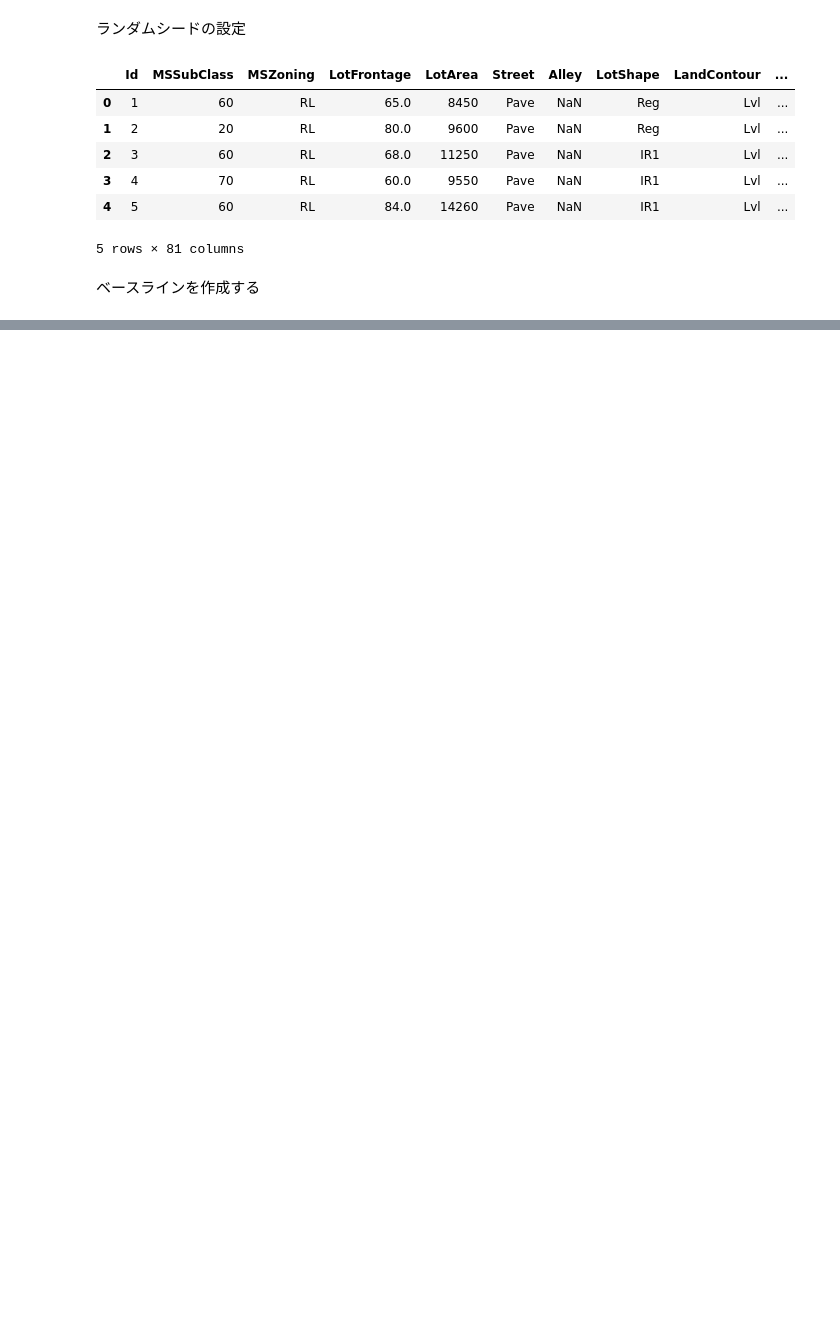
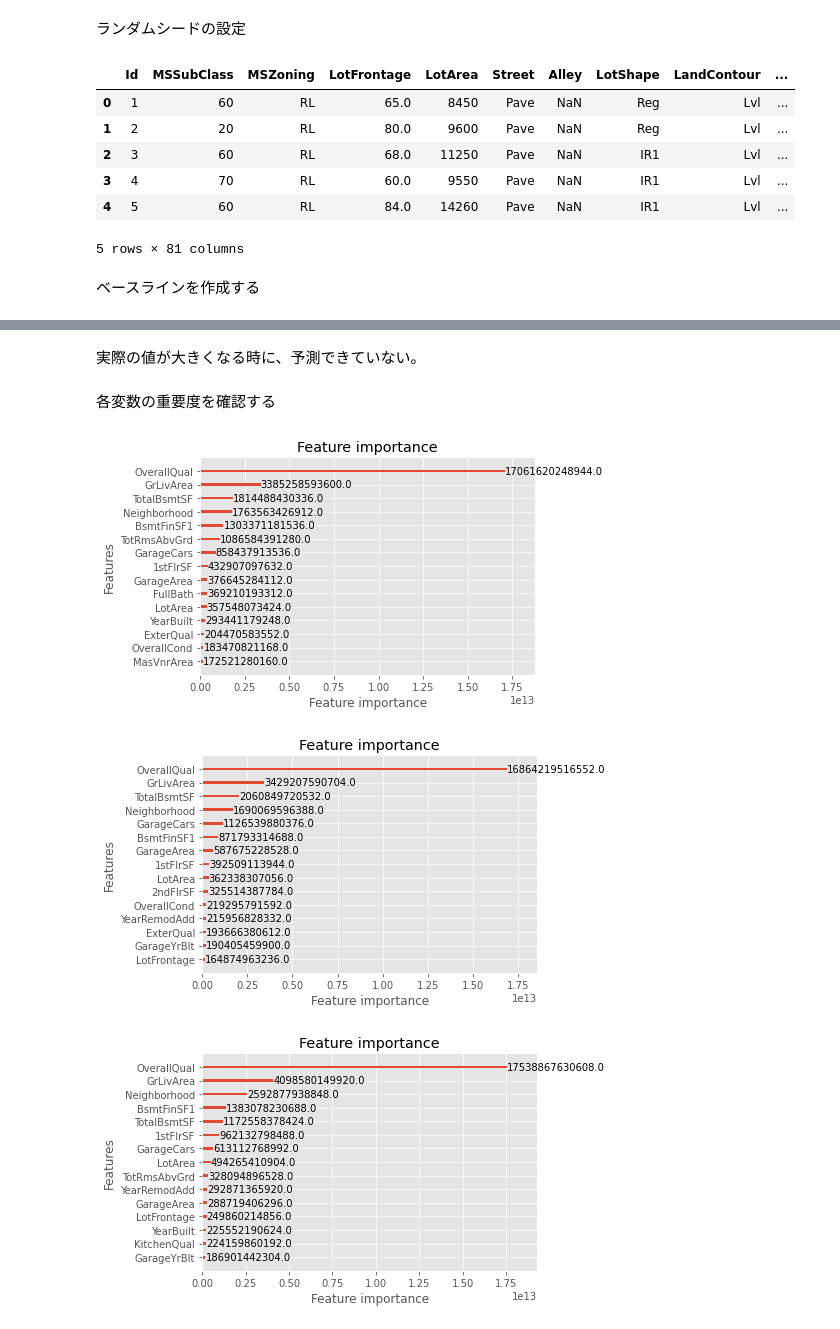
Before and after one commit to wkba/kaggle, a Jupyter notebook: house_prices_advanced_regression_techniques.ipynb, the cells around one changed output, grey strips where cells are left out. Cells and saved outputs as stored; diff of their text form; code cells hidden in the pictures; blank space fills up the shorter version.

```diff
--- a/house_prices_advanced_regression_techniques.ipynb
+++ b/house_prices_advanced_regression_techniques.ipynb
@@ -81,0 +283,11 @@ train_df.head()
+# %% [markdown]
+実際の値が大きくなる時に、予測できていない。
+# %% [markdown]
+各変数の重要度を確認する
+# %%
+for model in models:
+  lgb.plot_importance(model, importance_type="gain", max_num_features=15)
+# %% [output]
+[figure, added]
+[figure, added]
+[figure, added]
```
Also changed, not shown: parts of 28 cells of this notebook.
